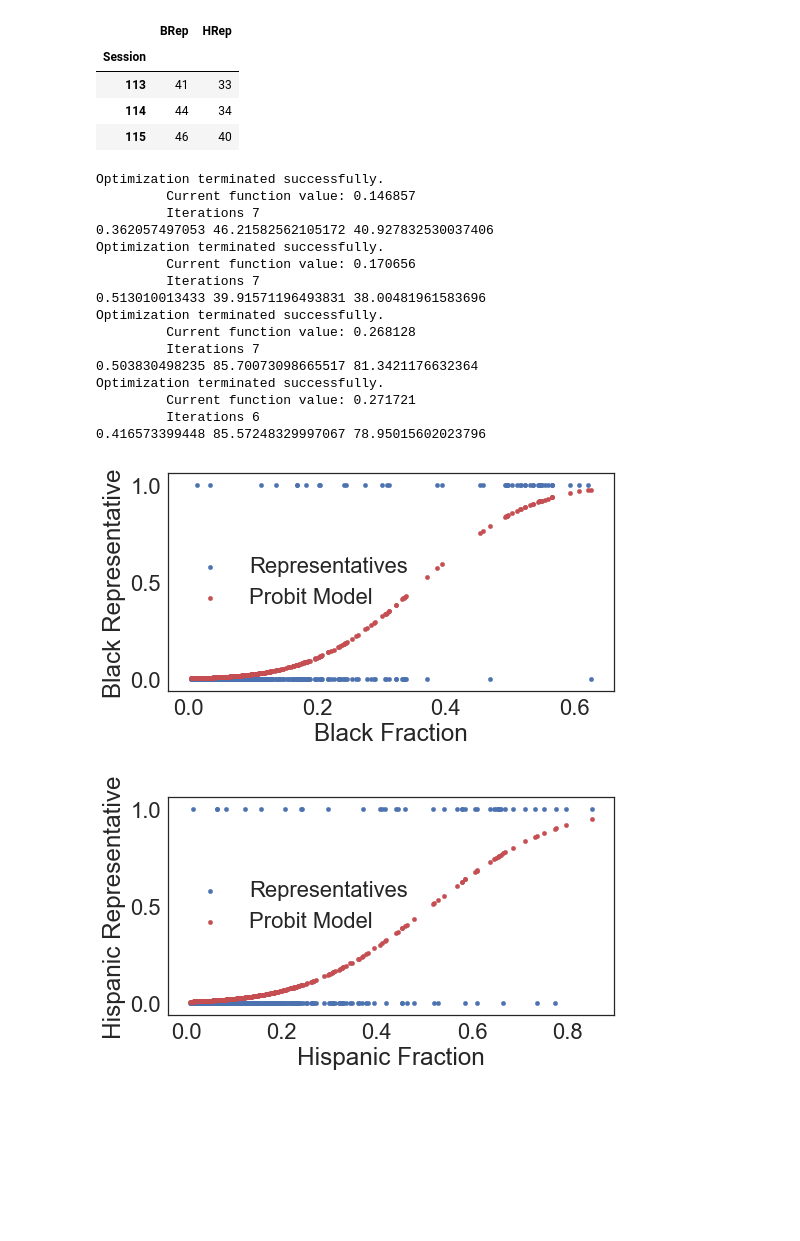
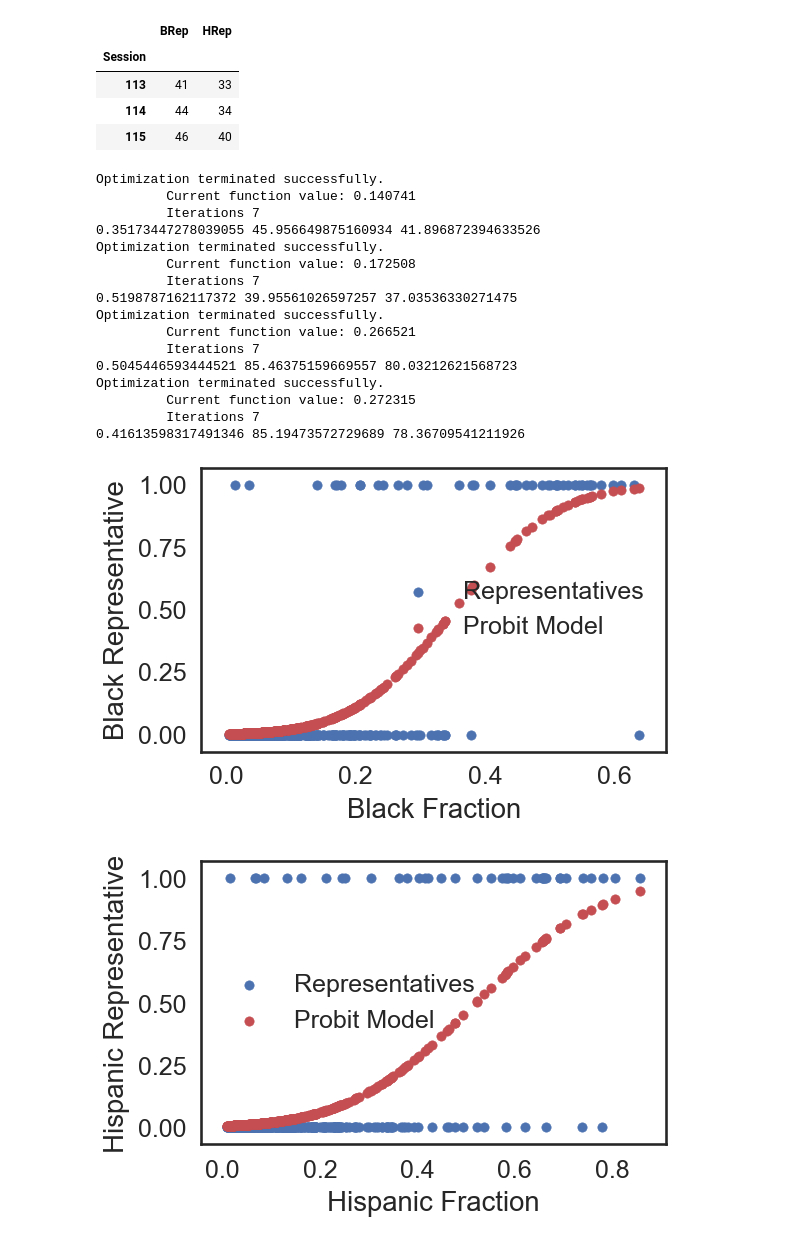
Before and after one commit to JamesSaxon/dist_analysis, a Jupyter notebook: ethnic_rate.ipynb, the cells around one changed output. Cells and saved outputs as stored; diff of their text form; code cells hidden in the pictures; blank space fills up the shorter version.

Commit message:
ethnic rate after cleaning but before removing old functions

```diff
--- a/ethnic_rate.ipynb
+++ b/ethnic_rate.ipynb
@@ -104,6 +125,7 @@ tract_race = pd.read_sql("""SELECT
                                                    host = "saxon.harris.uchicago.edu", port = 5432),
                             index_col = ["usps", "rn"])
 # %%
+# I do not simulate single-district states, so they must be added explicitly.
 single_seats = """select usps, seats,
                          sum(b01001b_001e)/sum(b01001_001e) black_frac,
                          sum(b01001i_001e)/sum(b01001_001e) hispanic_frac,
@@ -117,7 +139,7 @@ single_simulated = pd.read_sql(single_seats, con = psycopg2.connect(database = "
                                                                     host = "saxon.harris.uchicago.edu", port = 5432))
 
 data = []
-for f in sorted(glob.glob("../cluscious/res/*/power/s00?/c*/*csv")):
+for f in sorted(glob.glob("/media/jsaxon/brobdingnag/data/s3/res/??/power/s*/c*/*csv")):
 
     usps = re.sub(r".*/res/(..)/.*", r"\1", f).upper()
     df = pd.read_csv(f, names = ["rn", "region"], header = None, index_col = "rn")
@@ -137,22 +159,26 @@ for f in sorted(glob.glob("../cluscious/res/*/power/s00?/c*/*csv")):
                      row["black_frac"], row["hispanic_frac"],
                      row["black_vap_frac"], row["hispanic_vap_frac"]])
 
+# Append multi-district states to the single-district ones.
 simulated = single_simulated.append(pd.DataFrame(data, columns = ["usps", "seats",
                                                                   "black_frac", "hispanic_frac",
                                                                   "black_vap_frac", "hispanic_vap_frac"]))
 simulated.reset_index(drop = True, inplace = True)
 
+# Constructed variables -- not used for paper.
 simulated["max_minority_frac"] = simulated[["black_frac", "hispanic_frac"]].max(axis = 1)
 simulated["max_minority_vap_frac"] = simulated[["black_vap_frac", "hispanic_vap_frac"]].max(axis = 1)
 simulated["total_minority_frac"] = simulated[["black_frac", "hispanic_frac"]].sum(axis = 1)
 simulated["total_minority_vap_frac"] = simulated[["black_vap_frac", "hispanic_vap_frac"]].sum(axis = 1)
 
+# How much is each individual seat/plan worth?
 nsim = simulated.groupby("usps").count()[["seats"]]
 nsim.rename(columns = {"seats" : "simulated"}, inplace = True)
 nsim[["seats"]] = simulated.groupby("usps").mean()[["seats"]]
-nsim["weight"] = nsim["seats"]/nsim["simulated"]
+nsim["weight"] = nsim["seats"] / nsim["simulated"]
 nsim.reset_index(inplace = True)
 
+# Merge the weights back on.
 simulated = simulated[["usps", "seats",
                        "black_frac", "hispanic_frac",
                        "black_vap_frac", "hispanic_vap_frac",
@@ -242,5 +263,7 @@ Hispanic Share 0.445910191186
 # %%
-plot("max_minority_vap_frac", "Maximum Minority Share (Black or Hispanic, VAP)", "minority_vap_representation.pdf", 89, True)
-plot("black_vap_frac", "Black Share (VAP)", "black_vap_representation.pdf", 46)
-plot("hispanic_vap_frac", "Hispanic Share (VAP)", "hispanic_vap_representation.pdf", 40, True)
+sns.set_context('notebook', font_scale=1.2, rc={'line.linewidth': 2.5, "figure.figsize" : (4, 2.5)})
+
+# plot("max_minority_vap_frac", "Maximum Minority Share (Black or Hispanic, VAP)", "minority_vap_representation.pdf", 89, True)
+plot("black_vap_frac",    "Black Share (VAP)",    "paper_figs/black_vap_representation.pdf", 46)
+plot("hispanic_vap_frac", "Hispanic Share (VAP)", "paper_figs/hispanic_vap_representation.pdf", 40, True)
 # %% [output]
@@ -255,13 +298,12 @@ Hispanic Share (VAP) 0.404819577975
 # %%
 min_rep = pd.read_excel("min_rep/minority_representatives.xlsx")
-min_rep.head()
 
 st = pd.read_sql("select usps, fips from states;",
                  con = psycopg2.connect(database = "census", user = user, password = passwd,
                                         host = "saxon.harris.uchicago.edu", port = 5432))
 
 min_rep = pd.merge(min_rep, st, left_on = "State", right_on = "usps")
-min_rep = min_rep[~min_rep.Delegate & ((min_rep.Session == 113) | (min_rep.Session == 114) | (min_rep.Session == 115))]
+min_rep = min_rep[(min_rep.Delegate == 0) & ((min_rep.Session == 113) | (min_rep.Session == 114) | (min_rep.Session == 115))]
 min_rep = min_rep[["Session", "fips", "CD", "Ethnicity", "Name", "Delegate"]].rename(columns = {"fips" : "State"})
 min_rep.sort_values(by = ["Session", "State", "CD"], inplace = True)
 min_rep.reset_index(drop = True, inplace = True)
@@ -287,18 +312,3 @@ df115["Session"] = 115
-# %%
-vaps = pd.concat([df113, df114, df115])
-
-vaps.loc[vaps.CD == 0, "CD"] = 1
-vaps.loc[vaps.CD == 98, "CD"] = 1
-vaps = vaps[vaps.State < 57]
-
-vaps["VAP"]     = vaps["Male VAP"] + vaps["Female VAP"]
-vaps["BVAP"]    = vaps["Male BVAP"] + vaps["Female BVAP"]
-vaps["HVAP"]    = vaps["Male HVAP"] + vaps["Female HVAP"]
-vaps["BFrac"]   = vaps["BVAP"] / vaps["VAP"]
-vaps["HFrac"]   = vaps["HVAP"] / vaps["VAP"]
-vaps["BHFrac"]  = vaps["BFrac"] + vaps["HFrac"]
-vaps["MaxFrac"] = vaps[["BFrac", "HFrac"]].max(axis = 1)
-vaps = vaps[["State", "CD", "Session", "BFrac", "HFrac", "BHFrac", "MaxFrac"]]
 # %%
 min_rep_merge = vaps.merge(min_rep, on = ["Session", "State", "CD"], how = "outer")
 min_rep_merge["BRep"] = (min_rep_merge["Ethnicity"] == "B").astype(int)
@@ -345,26 +356,26 @@ def run_probit(session, frac, truth, sim_var, label, file):
 
     print(- probit.params.const / probit.params[frac], probit_seats, simulated_seats)
 # %%
-run_probit(115, "BFrac",   "BRep", "black_vap_frac",           "Black",          "probit_black")
-run_probit(115, "HFrac",   "HRep", "hispanic_vap_frac",        "Hispanic",       "probit_hispanic")
-run_probit(115, "BHFrac",  "MRep", "total_minority_vap_frac",  "Total Minority", "probit_total_minority")
-run_probit(115, "MaxFrac", "MRep", "max_minority_vap_frac",    "Max Minority",   "probit_max_minority")
+run_probit(115, "black_vap_frac",          "BRep", "black_vap_frac",           "Black",          "probit_black")
+run_probit(115, "hispanic_vap_frac",       "HRep", "hispanic_vap_frac",        "Hispanic",       "probit_hispanic")
+run_probit(115, "total_minority_vap_frac", "MRep", "total_minority_vap_frac",  "Total Minority", "probit_total_minority")
+run_probit(115, "max_minority_vap_frac",   "MRep", "max_minority_vap_frac",    "Max Minority",   "probit_max_minority")
 # %% [output]
 Optimization terminated successfully.
-         Current function value: 0.146857
+         Current function value: 0.140741
          Iterations 7
-0.362057497053 46.21582562105172 40.927832530037406
+0.35173447278039055 45.956649875160934 41.896872394633526
 Optimization terminated successfully.
-         Current function value: 0.170656
+         Current function value: 0.172508
          Iterations 7
-0.513010013433 39.91571196493831 38.00481961583696
+0.5198787162117372 39.95561026597257 37.03536330271475
 Optimization terminated successfully.
-         Current function value: 0.268128
+         Current function value: 0.266521
          Iterations 7
-0.503830498235 85.70073098665517 81.3421176632364
+0.5045446593444521 85.46375159669557 80.03212621568723
 Optimization terminated successfully.
-         Current function value: 0.271721
-         Iterations 6
-0.416573399448 85.57248329997067 78.95015602023796
+         Current function value: 0.272315
+         Iterations 7
+0.41613598317491346 85.19473572729689 78.36709541211926
-[figure, old version]
+[figure, new version]
-[figure, old version]
+[figure, new version]
```
Also changed, not shown: parts of 20 cells of this notebook.
